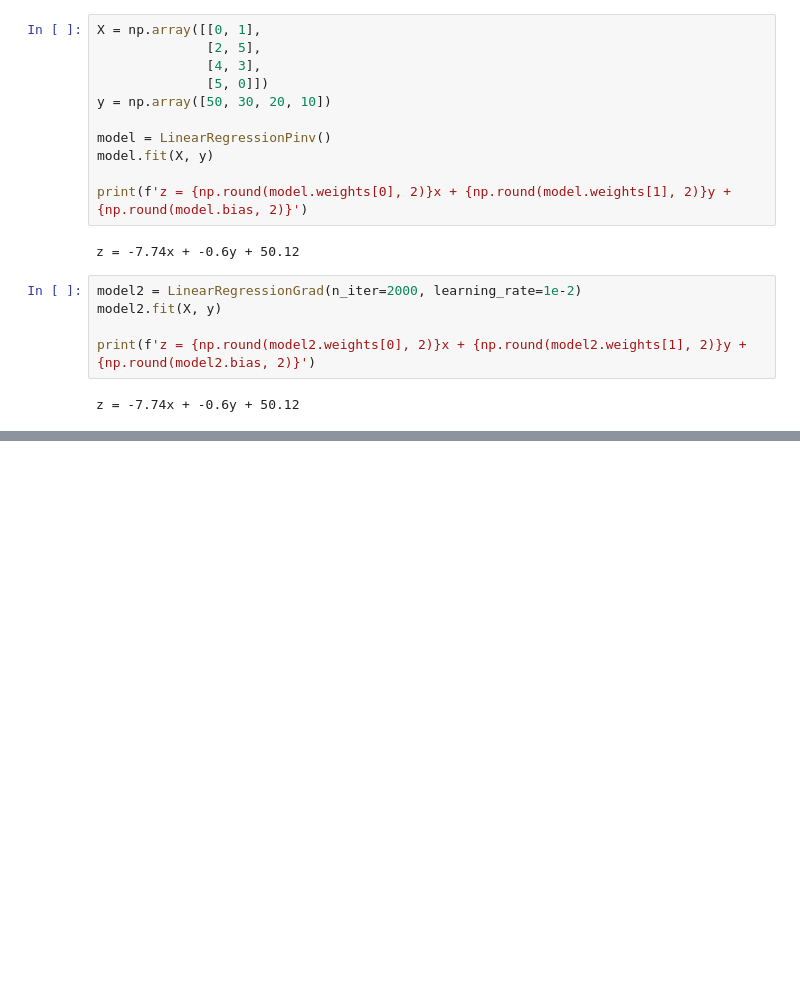
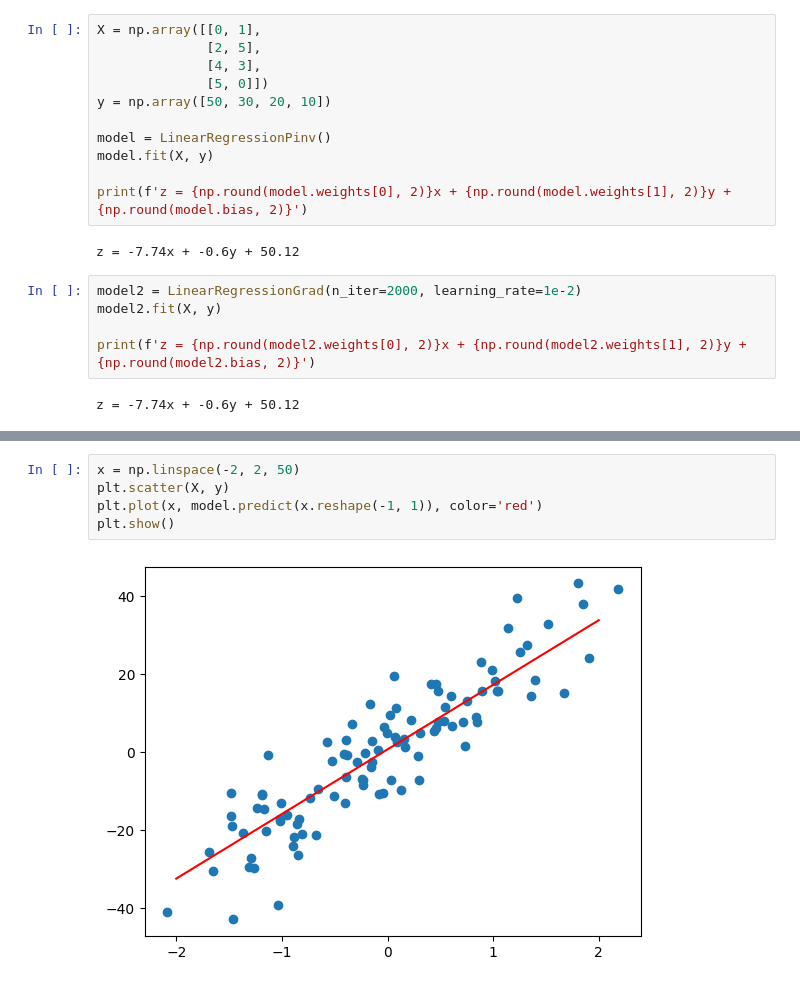
Before and after one commit to daredevil9215/MLFS, a Jupyter notebook: LinearRegression.ipynb, the cells around one changed output, grey strips where cells are left out. Cells and saved outputs as stored; diff of their text form; blank space fills up the shorter version.

```diff
--- a/LinearRegression.ipynb
+++ b/LinearRegression.ipynb
@@ -344,0 +491,7 @@ z = -7.74x + -0.6y + 50.12
+# %%
+x = np.linspace(-2, 2, 50)
+plt.scatter(X, y)
+plt.plot(x, model.predict(x.reshape(-1, 1)), color='red')
+plt.show()
+# %% [output]
+[figure, added]
```
Also changed, not shown: parts of 6 cells of this notebook.
